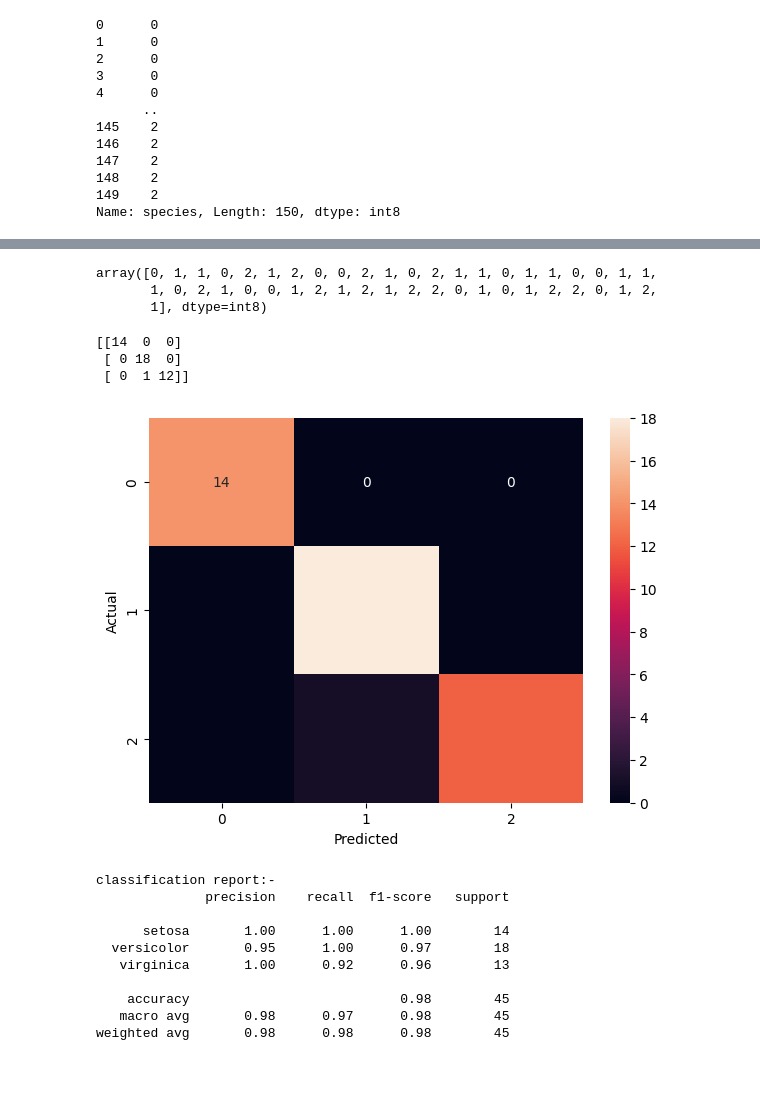
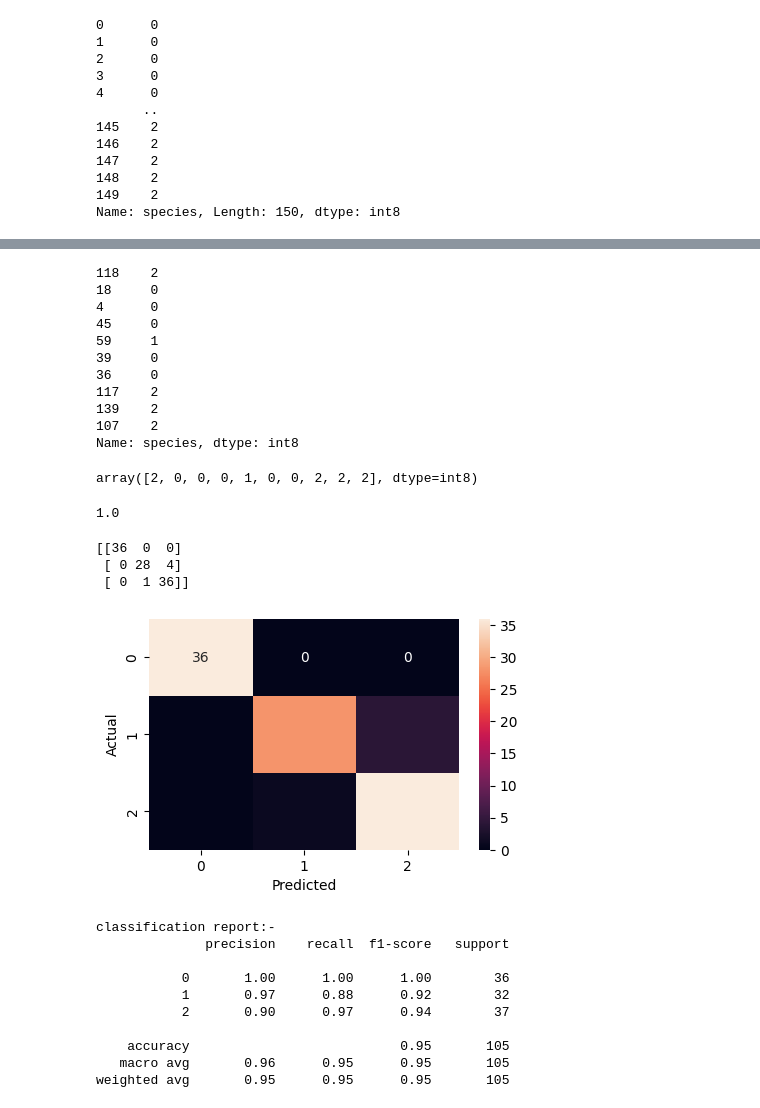
Before and after one commit to Aditya17Git/data-science, a Jupyter notebook: KNN.ipynb, the cells around one changed output, grey strips where cells are left out. Drawn from its saved outputs; the diff is of its cells as text; code cells hidden in the pictures; blank space fills up the shorter version.

```diff
--- a/KNN.ipynb
+++ b/KNN.ipynb
@@ -90,6 +90,6 @@ x_train,x_test,y_train,y_test=train_test_split(x,y,test_size=.30,random_state=1)
 # %%
 from sklearn.neighbors import KNeighborsClassifier
 # %%
-kn=KNeighborsClassifier(n_neighbors=3)
-kn.fit(x_train,y_train)
+model=KNeighborsClassifier(n_neighbors=5)
+model.fit(x_train,y_train)
 # %% [output]
@@ -97,38 +111,54 @@ KNeighborsClassifier(n_neighbors=3)
+# %%
+y_train[:10]
+# %% [output]
+118    2
+18     0
+4      0
+45     0
+59     1
+39     0
+36     0
+117    2
+139    2
+107    2
+Name: species, dtype: int8
 # %%
-y_pred=kn.predict(x_test)
-y_pred
+y_pred=model.predict(x_train)
+y_pred[:10]
 # %% [output]
-array([0, 1, 1, 0, 2, 1, 2, 0, 0, 2, 1, 0, 2, 1, 1, 0, 1, 1, 0, 0, 1, 1,
-       1, 0, 2, 1, 0, 0, 1, 2, 1, 2, 1, 2, 2, 0, 1, 0, 1, 2, 2, 0, 1, 2,
-       1], dtype=int8)
+array([2, 0, 0, 0, 1, 0, 0, 2, 2, 2], dtype=int8)
+# %%
+model.score(x_train,y_pred)
+# %% [output]
+1.0
 # %%
 from sklearn.metrics import classification_report,confusion_matrix
 # %%
-cm=(confusion_matrix(y_test,y_pred))
+cm=(confusion_matrix(y_train,y_pred))
 print(cm)
 # %% [output]
-[[14  0  0]
- [ 0 18  0]
- [ 0  1 12]]
+[[36  0  0]
+ [ 0 28  4]
+ [ 0  1 36]]
 # %%
-plt.figure(figsize=(7,5))
+plt.figure(figsize=(5,3))
 sns.heatmap(cm,annot=True)
 plt.xlabel('Predicted')
 plt.ylabel('Actual')
 plt.show()
 # %% [output]
-[figure, old version]
+[figure, new version]
 # %%
 print("classification report:-")
-print(classification_report(y_test,y_pred))
+print(classification_report(y_train,y_pred))
 # %% [output]
 classification report:-
               precision    recall  f1-score   support
 
-      setosa       1.00      1.00      1.00        14
-  versicolor       0.95      1.00      0.97        18
-   virginica       1.00      0.92      0.96        13
+           0       1.00      1.00      1.00        36
+           1       0.97      0.88      0.92        32
+           2       0.90      0.97      0.94        37
 
-    accuracy                           0.98        45
-   macro avg       0.98      0.97      0.98        45
-weighted avg       0.98      0.98      0.98        45
+    accuracy                           0.95       105
+   macro avg       0.96      0.95      0.95       105
+weighted avg       0.95      0.95      0.95       105
```
Also changed, not shown: parts of 5 cells of this notebook.
